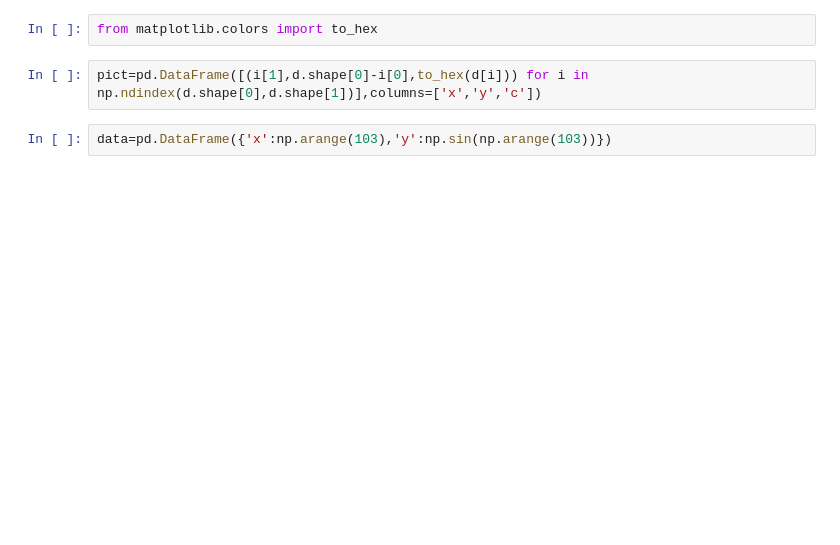
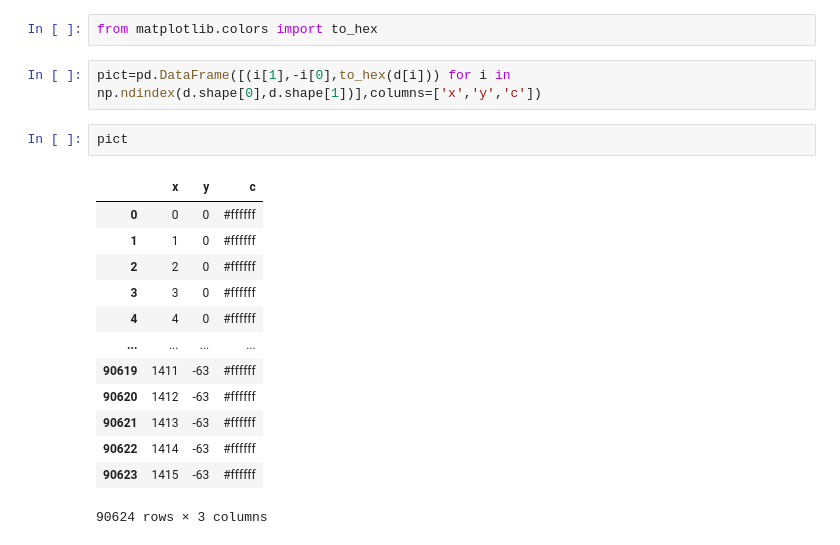
Before and after one commit to intbio/seqplot, a Jupyter notebook: devel.ipynb, the cells around one changed output. Cells and saved outputs as stored; diff of their text form; blank space fills up the shorter version.

```diff
--- a/devel.ipynb
+++ b/devel.ipynb
@@ -55,6 +60,20 @@ d.shape
 # %%
 from matplotlib.colors import to_hex
 # %%
-pict=pd.DataFrame([(i[1],d.shape[0]-i[0],to_hex(d[i])) for i in np.ndindex(d.shape[0],d.shape[1])],columns=['x','y','c'])
+pict=pd.DataFrame([(i[1],-i[0],to_hex(d[i])) for i in np.ndindex(d.shape[0],d.shape[1])],columns=['x','y','c'])
-# %%
-data=pd.DataFrame({'x':np.arange(103),'y':np.sin(np.arange(103))})
+# %%
+pict
+# %% [output]
+|  | x | y | c |
+| 0 | 0 | 0 | #ffffff |
+| 1 | 1 | 0 | #ffffff |
+| 2 | 2 | 0 | #ffffff |
+| 3 | 3 | 0 | #ffffff |
+| 4 | 4 | 0 | #ffffff |
+| ... | ... | ... | ... |
+| 90619 | 1411 | -63 | #ffffff |
+| 90620 | 1412 | -63 | #ffffff |
+| 90621 | 1413 | -63 | #ffffff |
+| 90622 | 1414 | -63 | #ffffff |
+| 90623 | 1415 | -63 | #ffffff |
+90624 rows × 3 columns
```
Also changed, not shown: parts of 18 cells of this notebook, 24 other files.
